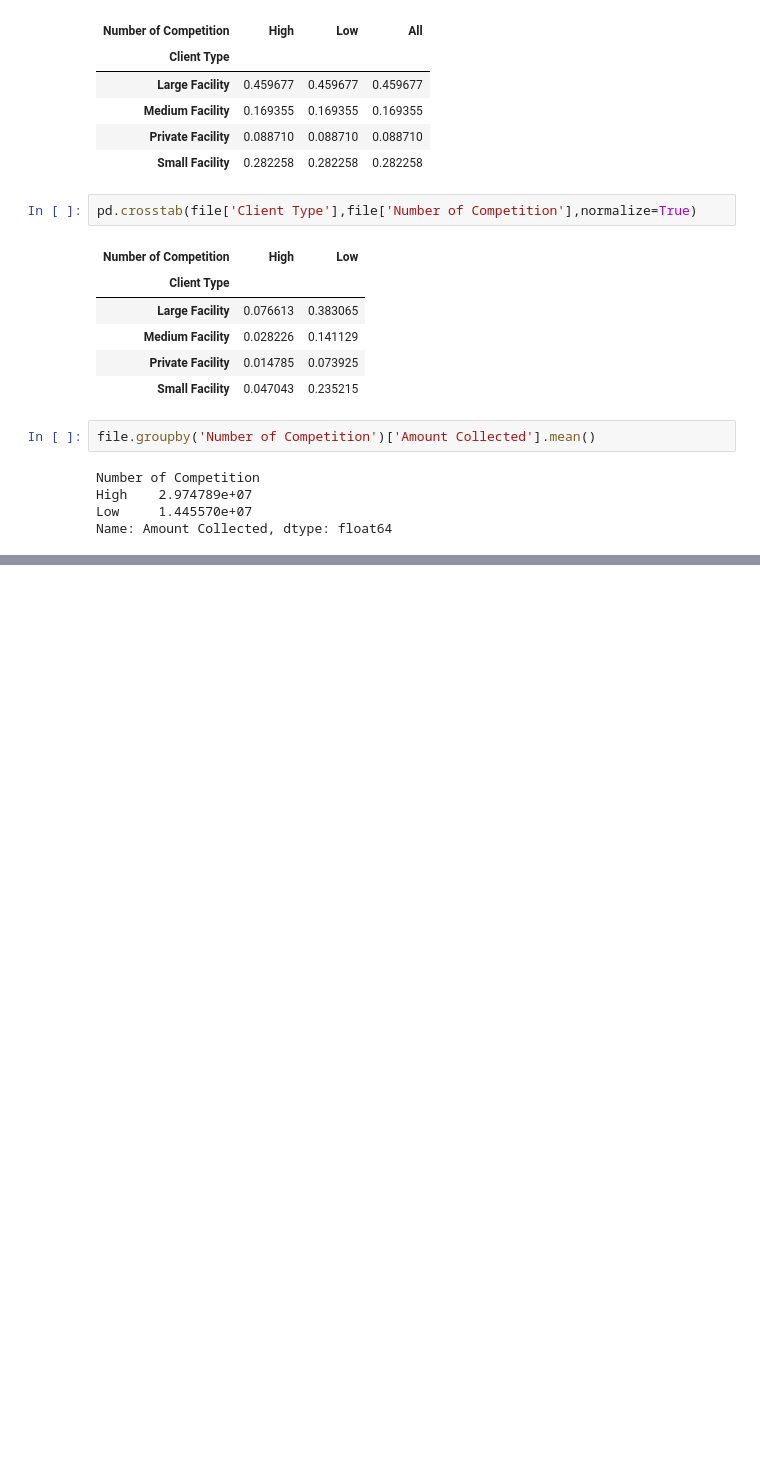
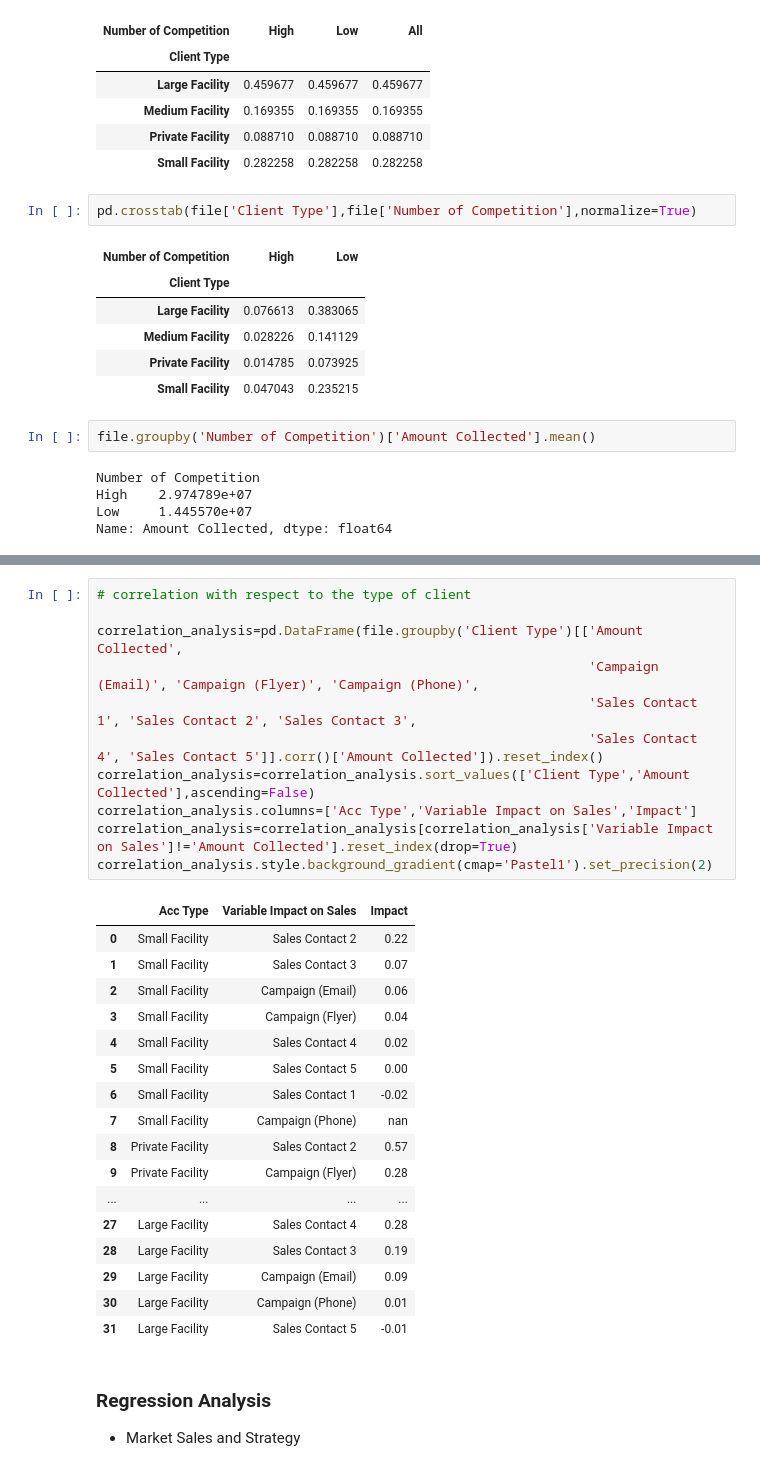
Before and after one commit to fahim-muntasir-niloy/Campaign-Data-Analysis, a Jupyter notebook: campaign.ipynb, the cells around one changed output, grey strips where cells are left out. Cells and saved outputs as stored; diff of their text form; blank space fills up the shorter version.

```diff
--- a/campaign.ipynb
+++ b/campaign.ipynb
@@ -105,0 +139,32 @@ sns.heatmap(file.corr(),cmap='icefire', annot=True)
+# %%
+# correlation with respect to the type of client
+
+correlation_analysis=pd.DataFrame(file.groupby('Client Type')[['Amount Collected',
+                                                               'Campaign (Email)', 'Campaign (Flyer)', 'Campaign (Phone)',
+                                                               'Sales Contact 1', 'Sales Contact 2', 'Sales Contact 3',
+                                                               'Sales Contact 4', 'Sales Contact 5']].corr()['Amount Collected']).reset_index()
+correlation_analysis=correlation_analysis.sort_values(['Client Type','Amount Collected'],ascending=False)
+correlation_analysis.columns=['Acc Type','Variable Impact on Sales','Impact']
+correlation_analysis=correlation_analysis[correlation_analysis['Variable Impact on Sales']!='Amount Collected'].reset_index(drop=True)
+correlation_analysis.style.background_gradient(cmap='Pastel1').set_precision(2)
+# %% [output]
+|  | Acc Type | Variable Impact on Sales | Impact |
+| 0 | Small Facility | Sales Contact 2 | 0.22 |
+| 1 | Small Facility | Sales Contact 3 | 0.07 |
+| 2 | Small Facility | Campaign (Email) | 0.06 |
+| 3 | Small Facility | Campaign (Flyer) | 0.04 |
+| 4 | Small Facility | Sales Contact 4 | 0.02 |
+| 5 | Small Facility | Sales Contact 5 | 0.00 |
+| 6 | Small Facility | Sales Contact 1 | -0.02 |
+| 7 | Small Facility | Campaign (Phone) | nan |
+| 8 | Private Facility | Sales Contact 2 | 0.57 |
+| 9 | Private Facility | Campaign (Flyer) | 0.28 |
+| ... | ... | ... | ... |
+| 27 | Large Facility | Sales Contact 4 | 0.28 |
+| 28 | Large Facility | Sales Contact 3 | 0.19 |
+| 29 | Large Facility | Campaign (Email) | 0.09 |
+| 30 | Large Facility | Campaign (Phone) | 0.01 |
+| 31 | Large Facility | Sales Contact 5 | -0.01 |
+# %% [markdown]
+### Regression Analysis
+- Market Sales and Strategy
```
Also changed, not shown: parts of 8 cells of this notebook, 2 other files.
